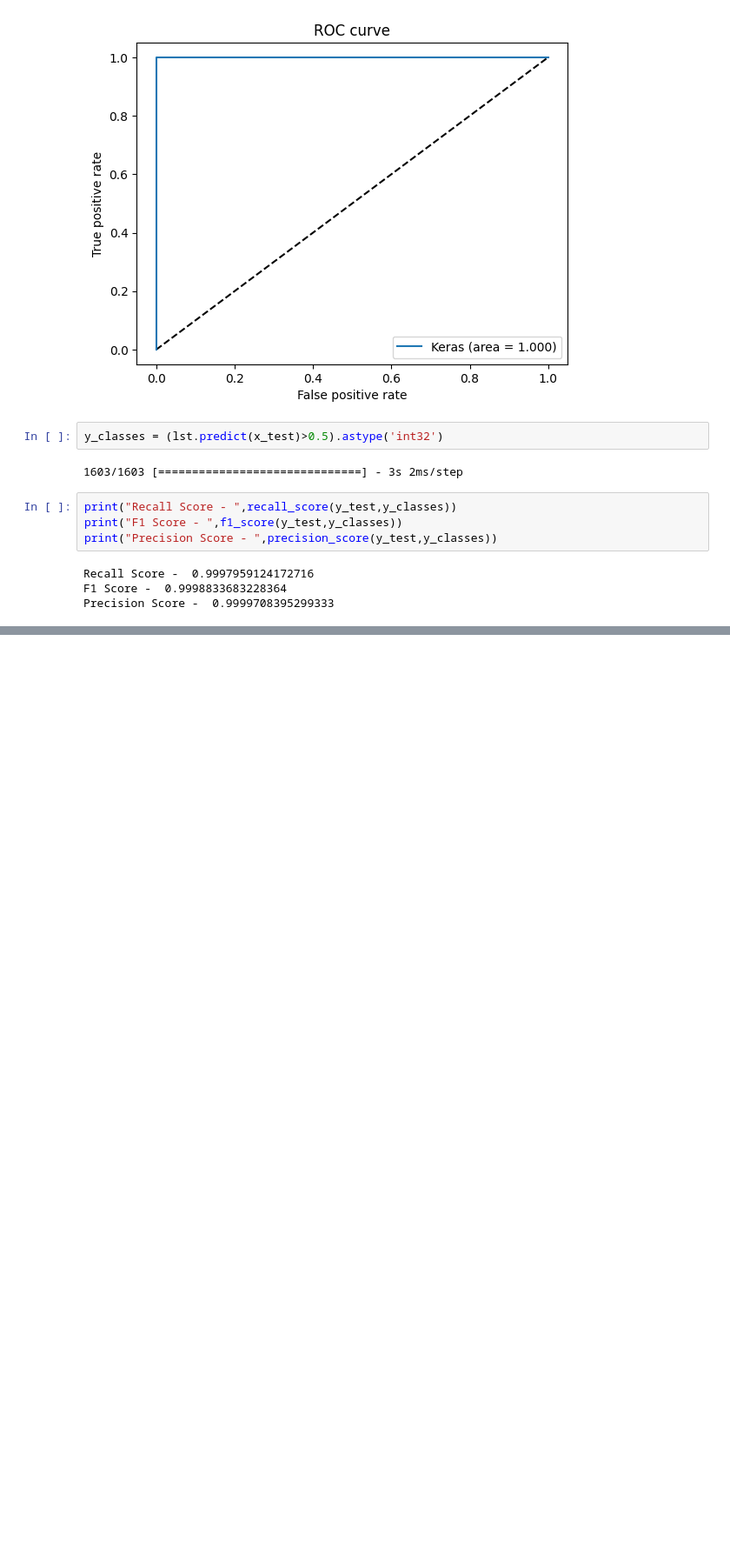
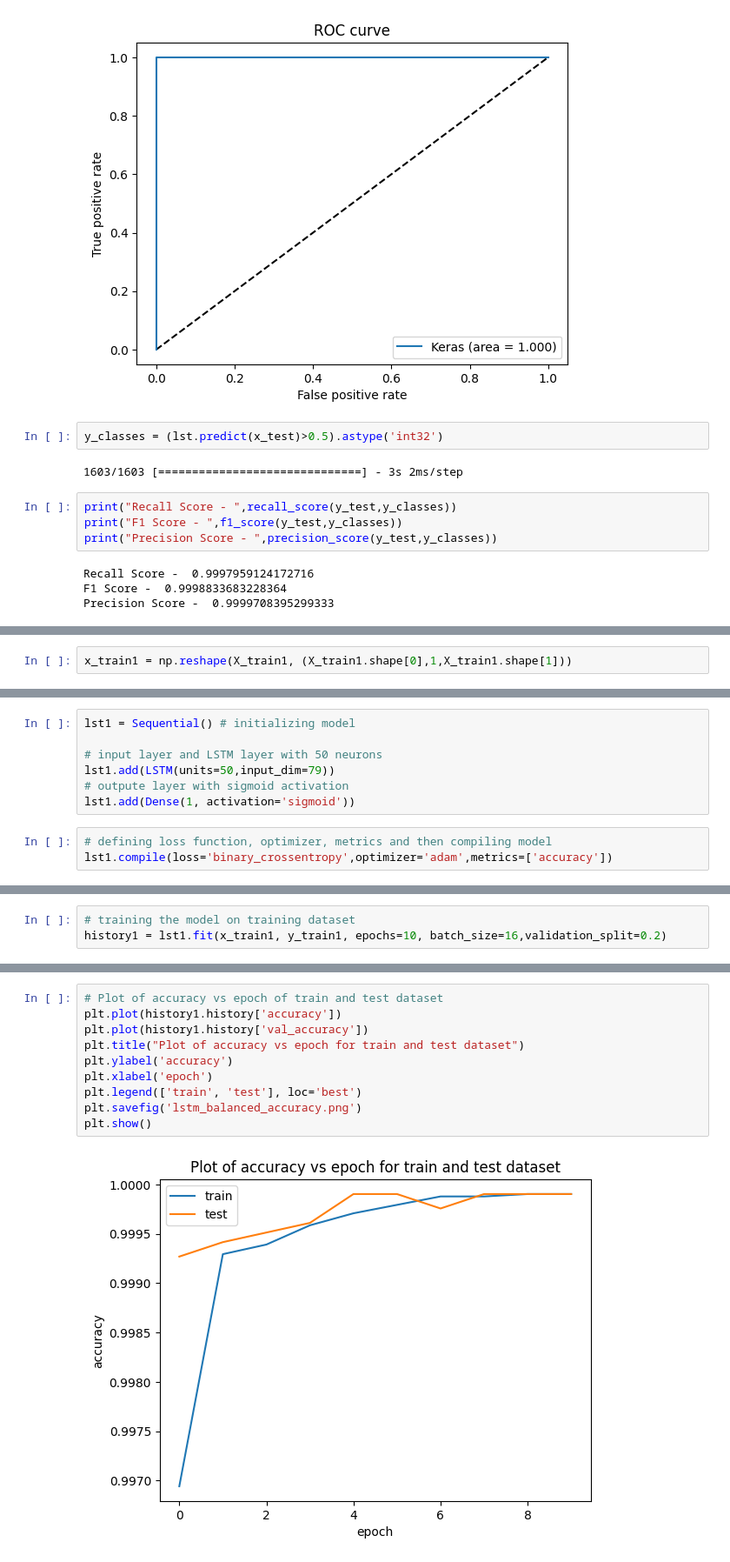
Before and after one commit to Nardy07/NIDS, a Jupyter notebook: binary_class_without_feature_extraction.ipynb, the cells around one changed output, grey strips where cells are left out. Shown at 87% size. Saved outputs shown, nothing was run; the diff lists cells and outputs as text; blank space fills up the shorter version.

```diff
--- a/binary_class_without_feature_extraction.ipynb
+++ b/binary_class_without_feature_extraction.ipynb
@@ -510,0 +611,2 @@ Precision Score -  0.9999708395299333
+# %%
+x_train1 = np.reshape(X_train1, (X_train1.shape[0],1,X_train1.shape[1]))
@@ -510,0 +617,10 @@ Precision Score -  0.9999708395299333
+# %%
+lst1 = Sequential() # initializing model
+
+# input layer and LSTM layer with 50 neurons
+lst1.add(LSTM(units=50,input_dim=79))
+# outpute layer with sigmoid activation
+lst1.add(Dense(1, activation='sigmoid'))
+# %%
+# defining loss function, optimizer, metrics and then compiling model
+lst1.compile(loss='binary_crossentropy',optimizer='adam',metrics=['accuracy'])
@@ -510,0 +644,3 @@ Precision Score -  0.9999708395299333
+# %%
+# training the model on training dataset
+history1 = lst1.fit(x_train1, y_train1, epochs=10, batch_size=16,validation_split=0.2)
@@ -510,0 +702,12 @@ Precision Score -  0.9999708395299333
+# %%
+# Plot of accuracy vs epoch of train and test dataset
+plt.plot(history1.history['accuracy'])
+plt.plot(history1.history['val_accuracy'])
+plt.title("Plot of accuracy vs epoch for train and test dataset")
+plt.ylabel('accuracy')
+plt.xlabel('epoch')
+plt.legend(['train', 'test'], loc='best')
+plt.savefig('lstm_balanced_accuracy.png')
+plt.show()
+# %% [output]
+[figure, added]
```
Also changed, not shown: parts of 27 cells of this notebook.
